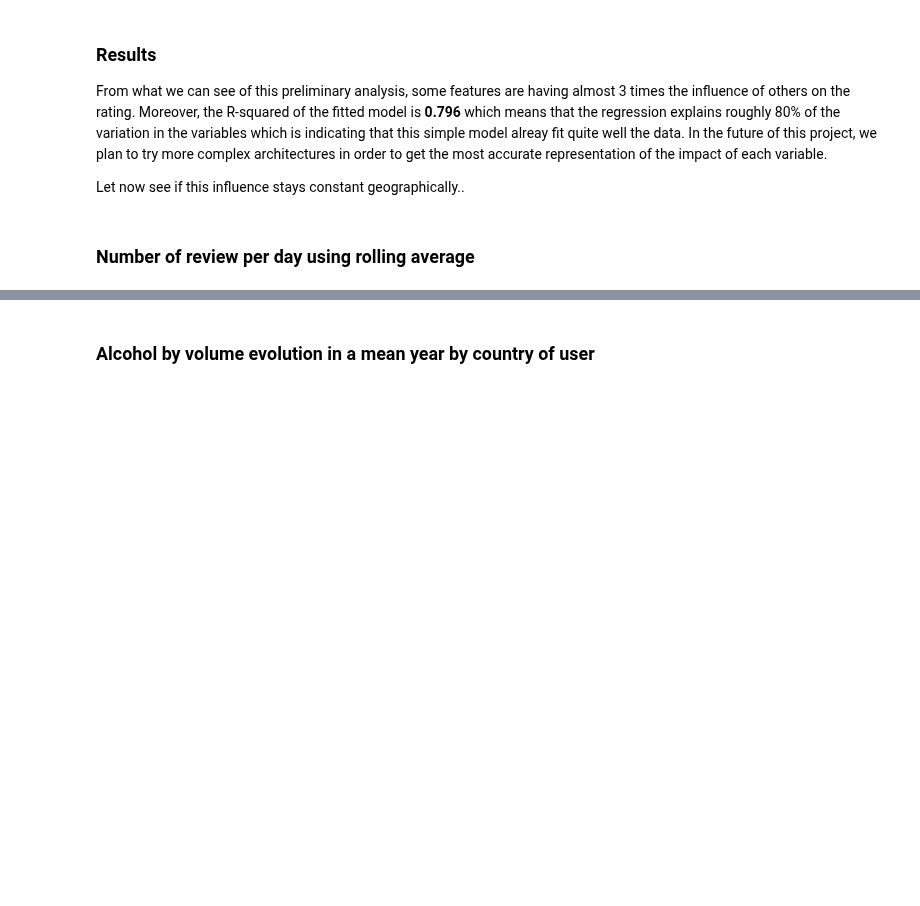
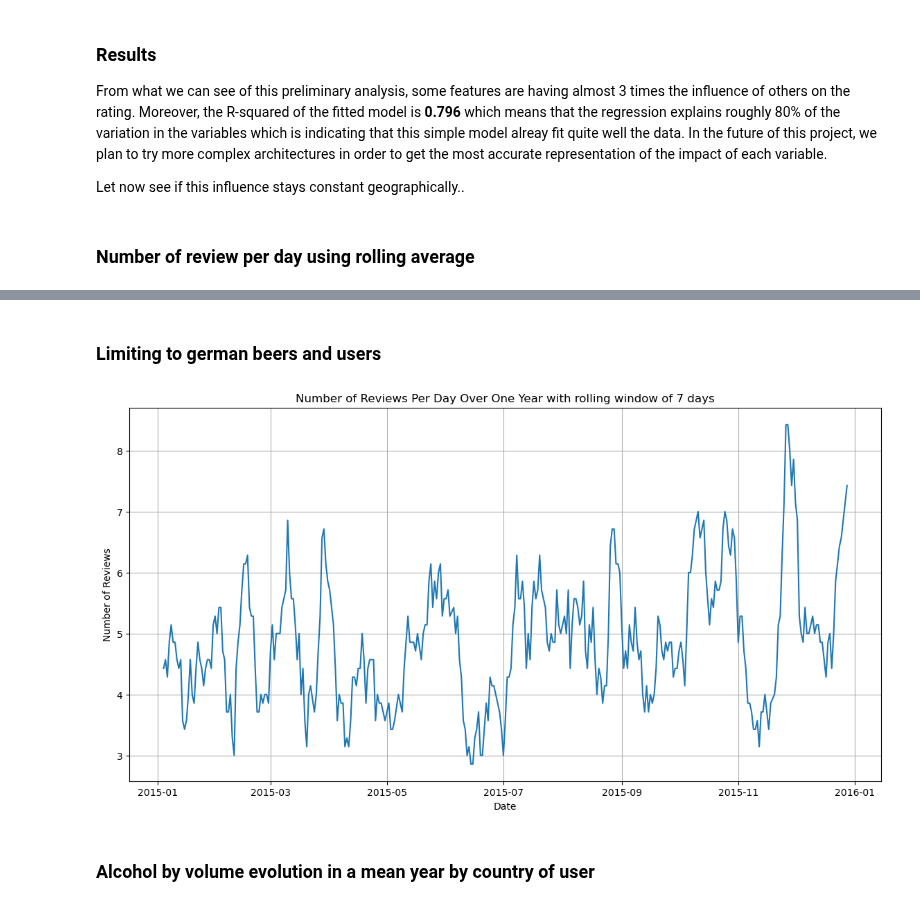
Before and after one commit to epfl-ada/ada-2023-project-dada, a Jupyter notebook: main.ipynb, the cells around one changed output, grey strips where cells are left out. Saved outputs shown, nothing was run; the diff lists cells and outputs as text; code cells hidden in the pictures; blank space fills up the shorter version.

```diff
--- a/main.ipynb
+++ b/main.ipynb
@@ -237,13 +241,16 @@ plot_rolling(german_beers_WW)
+# %% [markdown]
+### Limiting to german beers and users
 # %%
-german_users= ratings_BA[ratings_BA["user_id"].isin(users_BA[users_BA['location']=='Germany']['user_id'])]
-#german_beers['date'] = pd.to_datetime(german_beers['date'], unit='s')
+german_users= ratings_mixed_sample[(ratings_mixed_sample["brewery_location"]=='Germany') & (ratings_mixed_sample["user_location"]=='Germany')].copy()
 
 # Filter out dates to ensure we only have one year of data, if necessary
 start_date = "2015-01-1"  # start date in the example given (20th August 2015)
 end_date = "2016-01-1"    # end date, one year later
 
 german_users_WW = german_users[(german_users['date'] >= start_date) & (german_users['date'] <= end_date)]
 plot_rolling(german_users_WW, 7)
+# %% [output]
+[figure, added]
 # %% [markdown]
 ### Alcohol by volume evolution in a mean year by country of user
 # %%
```
Also changed, not shown: parts of 4 cells of this notebook.
